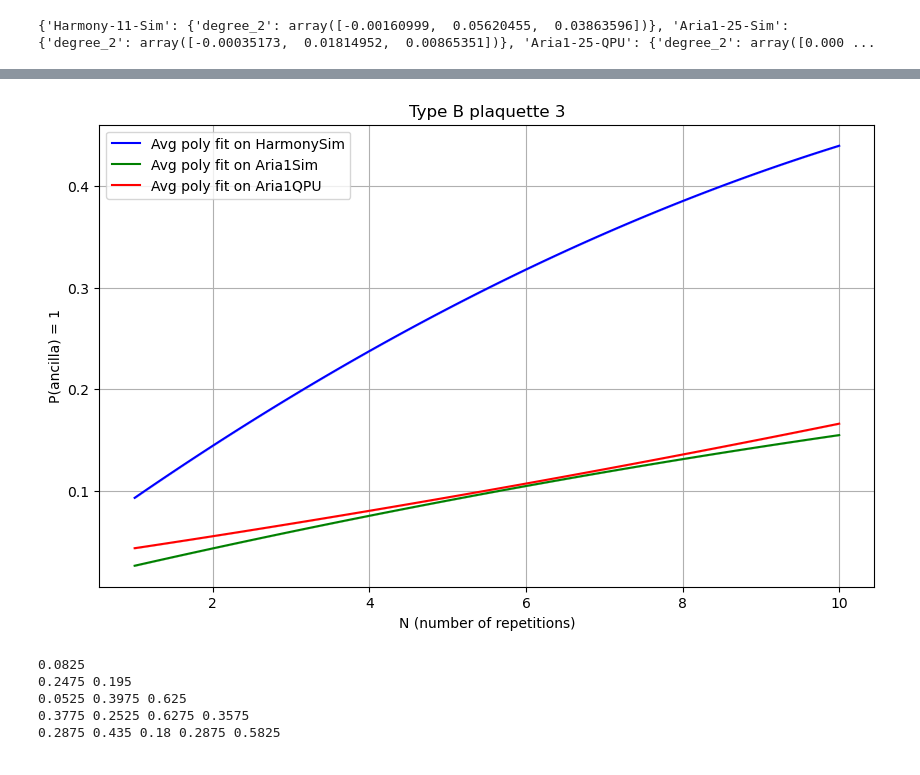
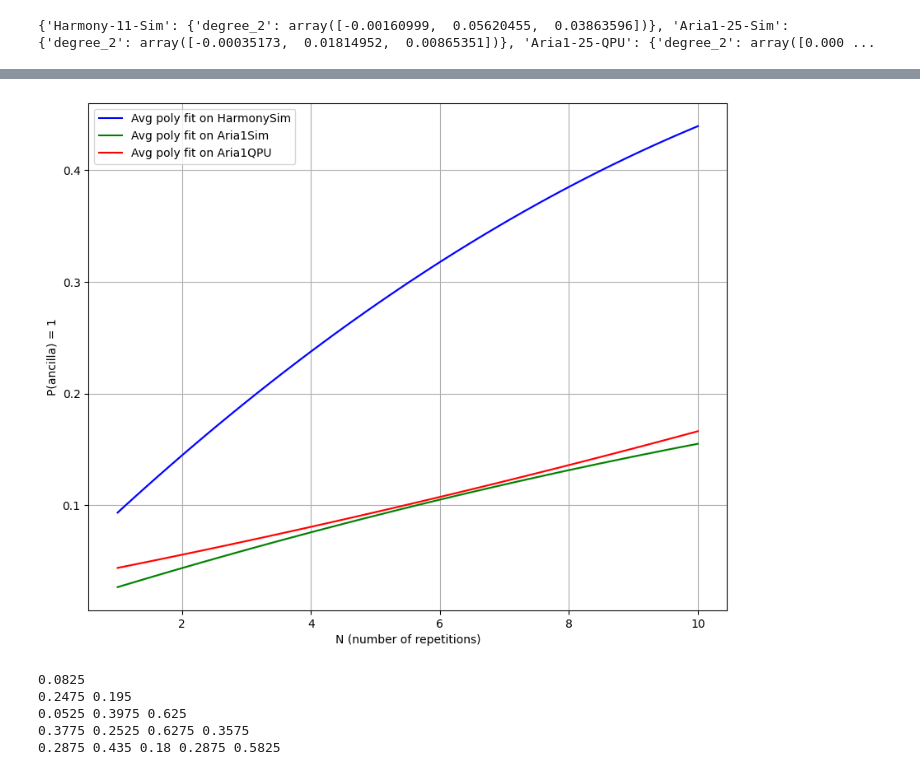
Before and after one commit to huyenemma/qt-native-gate-optimization, a Jupyter notebook: type_b_curve_fit.ipynb, the cells around one changed output, grey strips where cells are left out. Drawn from its saved outputs; the diff is of its cells as text; code cells hidden in the pictures.

```diff
--- a/type_b_curve_fit.ipynb
+++ b/type_b_curve_fit.ipynb
@@ -59,7 +59,7 @@ def find_coeff(df, poly2, poly3):
 # %%
 def plot_fitted_curves(df, coefficients, poly2, poly3):
     # Plot the data and the fitted curves
-    plt.figure(figsize=(10, 6))
+    plt.figure(figsize=(10, 8))
 
     # Plot each device's data and fitted polynomial
     for i, column in enumerate(df.columns):
@@ -72,7 +72,7 @@ def plot_fitted_curves(df, coefficients, poly2, poly3):
         # Plot polynomial degree 3
         #plt.plot(df.index, poly3(df.index, *coefficients[column]['degree_3']), label=f'{column} Degree 3 Fit', linestyle='-.')
 
-    plt.title('Error Rates vs. N with Polynomial Fits')
+    #plt.title('Error Rates vs. N with Polynomial Fits')
     plt.xlabel('N')
     plt.ylabel('P(ancilla)=1')
     plt.legend()
@@ -258,36 +258,36 @@ qpu_coeffs = np.array([
 #0.11, -0.019, 0.0045] # trial 3
 ])
 
 
 x1, y1, y_upper1, y_lower1 = calculate_data(harmony_coeffs)
 x2, y2, y_upper2, y_lower2 = calculate_data(aria1_coeffs)
 x3, y3, y_upper3, y_lower3 = calculate_data(qpu_coeffs)
 
 
-plt.figure(figsize=(10, 6))
+plt.figure(figsize=(10, 8))
 
 # Plot the average polynomial
 plt.plot(x1, y1, label='Avg poly fit on HarmonySim', color='blue')
 plt.fill_between(x1, y_lower1, y_upper1, color='blue', alpha=0.2)
 
 # Plot for Aria1 coefficients
 plt.plot(x2, y2, label='Avg poly fit on Aria1Sim', color='green')
 plt.fill_between(x2, y_lower2, y_upper2, color='green', alpha=0.2)
 
 # Plot for QPU coefficients
 plt.plot(x3, y3, label='Avg poly fit on Aria1QPU', color='red')
 plt.fill_between(x3, y_lower3, y_upper3, color='red', alpha=0.2)
 
 
-plt.title(f'Type B plaquette 3')
+#plt.title(f'Type B plaquette 3')
 plt.xlabel('N (number of repetitions)')
 plt.ylabel('P(ancilla) = 1')
 plt.legend()
 plt.grid(True)
 plt.savefig('b3')
 plt.show()
 # %% [output]
-[figure, old version]
+[figure, new version]
 # %%
 array = [
     [0.0825],
```
Also changed, not shown: parts of 3 cells of this notebook, 24 other files.
